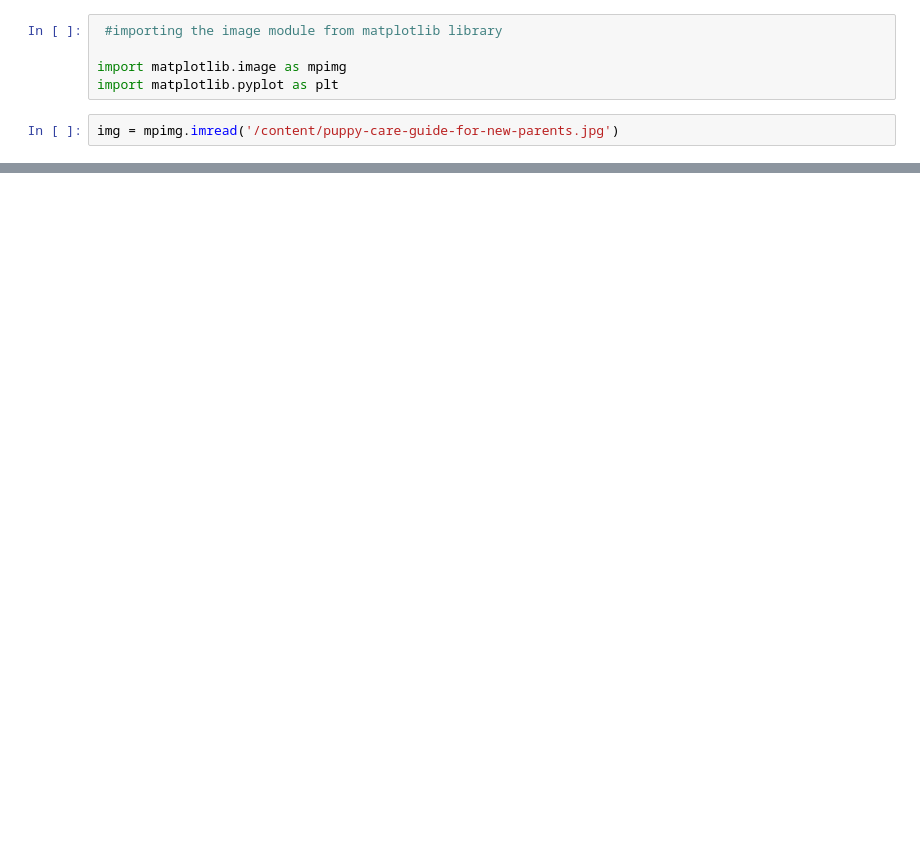
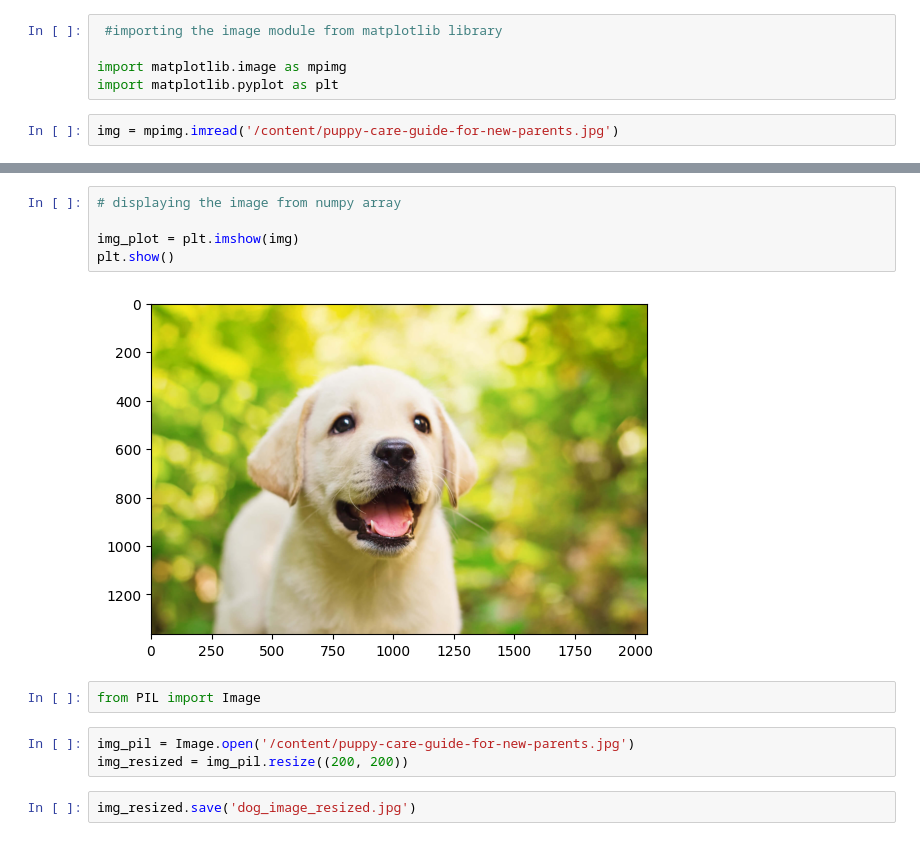
Before and after one commit to subhashiitb/100-Days-of-ML, a Jupyter notebook: DL-Project/Image-1/image-process-dl.ipynb, the cells around one changed output, grey strips where cells are left out. Cells and saved outputs as stored; diff of their text form; blank space fills up the shorter version.

```diff
--- a/DL-Project/Image-1/image-process-dl.ipynb
+++ b/DL-Project/Image-1/image-process-dl.ipynb
@@ -22,0 +51,14 @@ img = mpimg.imread('/content/puppy-care-guide-for-new-parents.jpg')
+# %%
+# displaying the image from numpy array
+
+img_plot = plt.imshow(img)
+plt.show()
+# %% [output]
+[figure, added]
+# %%
+from PIL import Image
+# %%
+img_pil = Image.open('/content/puppy-care-guide-for-new-parents.jpg')
+img_resized = img_pil.resize((200, 200))
+# %%
+img_resized.save('dog_image_resized.jpg')
```
Also changed, not shown: parts of 17 cells of this notebook.
